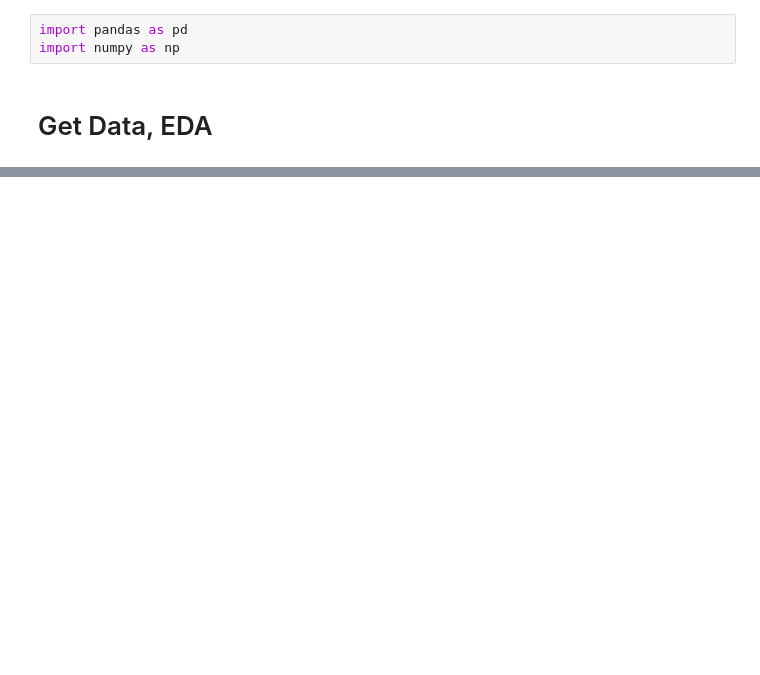
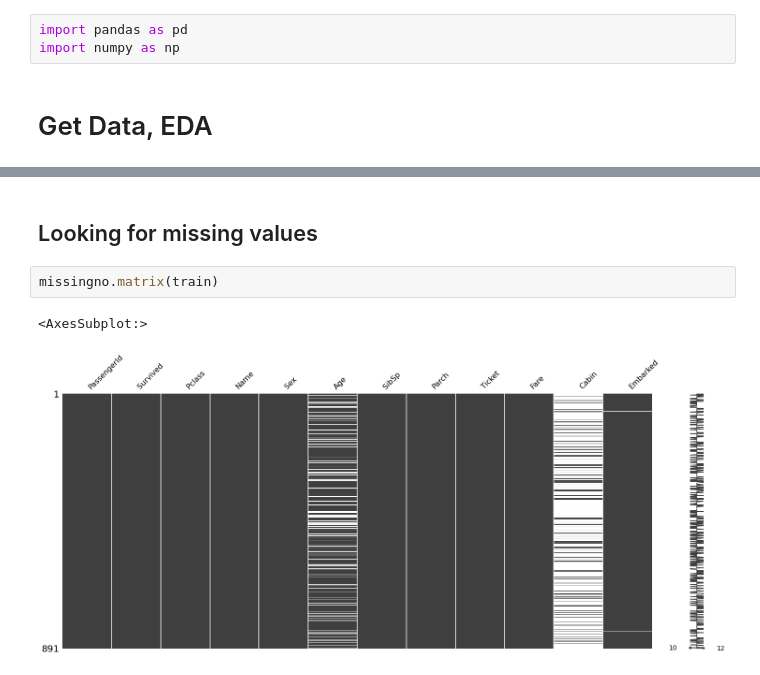
Before and after one commit to Raihan9797/kaggle-titanic, a Jupyter notebook: titanic.ipynb, the cells around one changed output, grey strips where cells are left out. Cells and saved outputs as stored; diff of their text form; blank space fills up the shorter version.

```diff
--- a/titanic.ipynb
+++ b/titanic.ipynb
@@ -9,0 +98,7 @@ FileNotFoundError: [Errno 2] No such file or directory: 'data/training.csv'
+# %% [markdown]
+## Looking for missing values
+# %%
+missingno.matrix(train)
+# %% [output]
+<AxesSubplot:>
+[figure, added]
```
Also changed, not shown: parts of 14 cells of this notebook, 1 other file.
